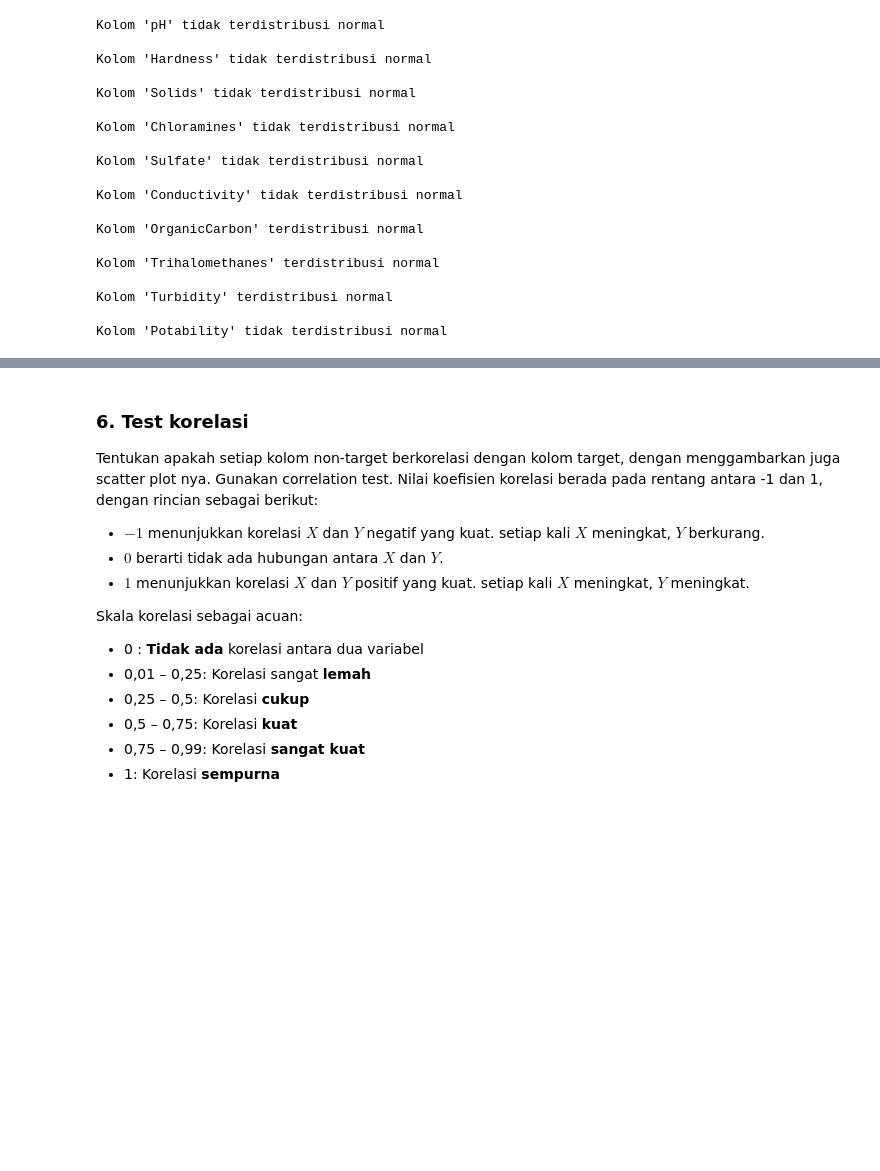
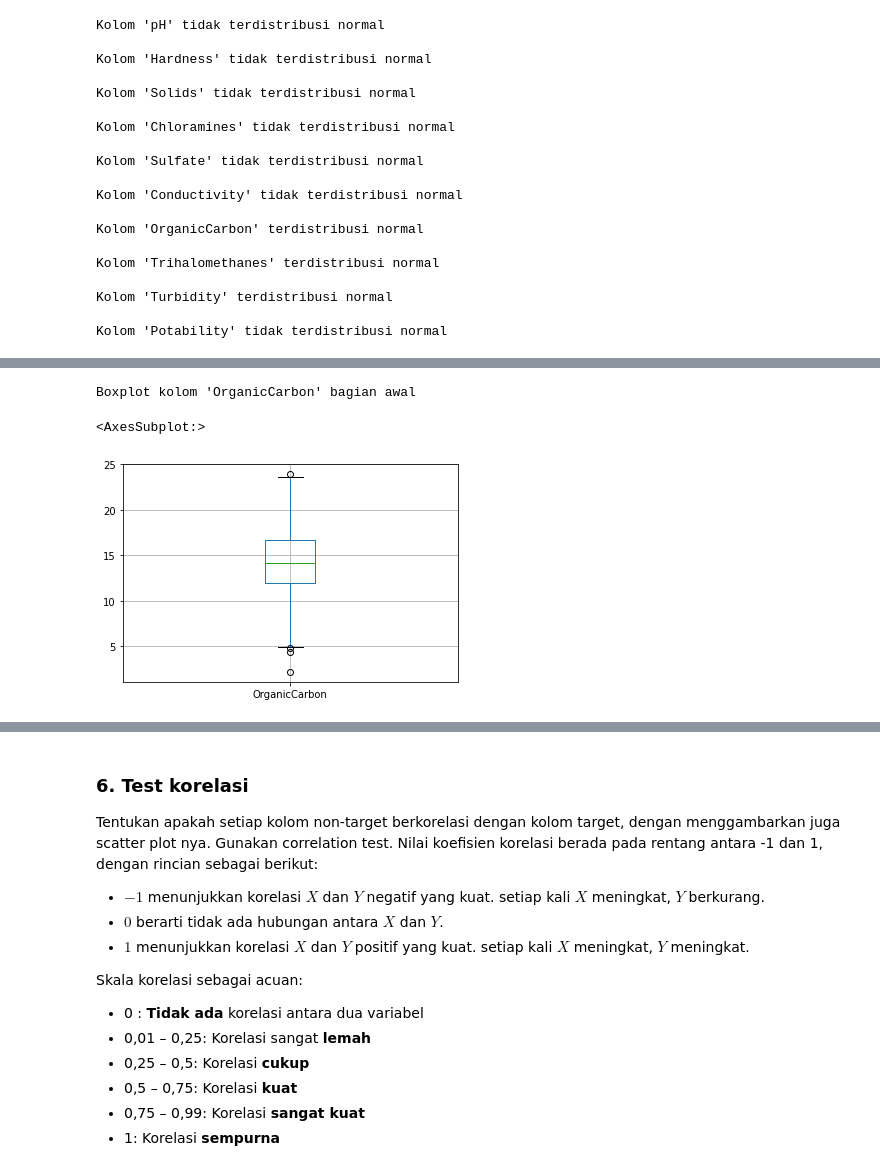
Before and after one commit to dwikalam/Tubes-IF2220-Probstat, a Jupyter notebook: TubesProbstat2021.ipynb, the cells around one changed output, grey strips where cells are left out. Cells and saved outputs as stored; diff of their text form; code cells hidden in the pictures; blank space fills up the shorter version.

```diff
--- a/TubesProbstat2021.ipynb
+++ b/TubesProbstat2021.ipynb
@@ -163,0 +230,41 @@ proporsi nilai yang sama di bagian akhir Turbidity ?
+# %%
+n1 = water_potability['OrganicCarbon'].count() // 2
+n2 = water_potability['OrganicCarbon'].count() - n1
+
+oc_awal = water_potability.iloc[:n1,:]
+oc_akhir = water_potability.iloc[n2:,:]
+
+display(Markdown("Misal bagian awal = 1 dan bagian akhir = 2"))
+display(Markdown("#### 1. Hipotesis nol"))
+display(Markdown("$\nH_0 : \\mu_1 - \\mu_2 = 0.15$"))
+
+display(Markdown("#### 2. Hipotesis alternatif"))
+display(Markdown("$\nH_1 : \\mu_1 - \\mu_2 > 0.15$ (Tipe tes: *one-tailed test)*"))
+
+display(Markdown("#### 3. Tingkat signifikan $\\alpha = 0.05$"))
+
+display(Markdown("#### 4. Uji statistik dan daerah kritis"))
+display(Markdown("Uji test kali ini menggunakan **T-Test**. Kolom *OrganicCarbon* berdistribusi normal dengan derajat kebebasan:"))
+display(Markdown("\n$= n_1 + n_2 - 2 \n= " + str(n1) + "+" + str(n2) + " - 2 =" + str(n1 + n2 - 2) +"$"))
+display(Markdown("Dengan nilai derajat kebebasan tersebut, daerah kritis didapat dengan nilai $t' > 1.645613$"))
+
+display(Markdown("#### 5. Perhitungan nilai uji statistik dan p-value"))
+xbar1, xbar2 = oc_awal['OrganicCarbon'].mean(), oc_akhir['OrganicCarbon'].mean()
+var1, var2 = oc_awal['OrganicCarbon'].var(), oc_akhir['OrganicCarbon'].var()
+d0 = n1 - n2
+
+display(Markdown("$\\bar{X}_1 = "+ str(xbar1) +"$"))
+display(Markdown("$\\bar{X}_2 = " + str(xbar2) +"$"))
+display(Markdown("$S^2_1 = "+ str(var1) +"$"))
+display(Markdown("$S^2_2 = " + str(var2) +"$"))
+display(Markdown("$n_1 = "+ str(n1) +",n_2 = "+ str(n2) +"$"))
+display(Markdown("$\nt' = \\frac{(\\bar{X}_1 - \\bar{X}_2)-d_0}{s_p\\sqrt{\\frac{1}{n_1} + \\frac{1}{n_2}}}$"))
+display(Markdown("dengan $d_0 = \\mu_1 - \\mu_2 = " + str(d0) +"$, dan"))
+display(Markdown("$\ns^2_p = \\frac{S^2_1(n_1-1)+S^2_2(n_2-1)}{n_1 + n_2 - 2}$"))
+
+sp2 = (var1 * (n1 - 1) + var2 * (n2 - 1))/(n1 + n2 - 2)
+
+display(Markdown("didapat $s^2_p =" + str(sp2) + "$, sehingga $t' = " +str(((xbar1 - xbar2) - d0)/((sp2**0.5)*((1/n1) + (1/n2))**0.5))+"$"))
+
+display(Markdown("#### 6. Kesimpulan"))
+display(Markdown("**$H_0$ TIDAK DITOLAK** karena nilai $t'$ yang didapat **TIDAK terletak** di daerah kritis, yaitu $t' > 1.645613$\n"))
@@ -163,0 +289,7 @@ proporsi nilai yang sama di bagian akhir Turbidity ?
+# %%
+print("Boxplot kolom 'OrganicCarbon' bagian awal")
+oc_awal.boxplot(["OrganicCarbon"])
+# %% [output]
+Boxplot kolom 'OrganicCarbon' bagian awal
+<AxesSubplot:>
+[figure, added]
```
Also changed, not shown: parts of 24 cells of this notebook, 1 other file.
